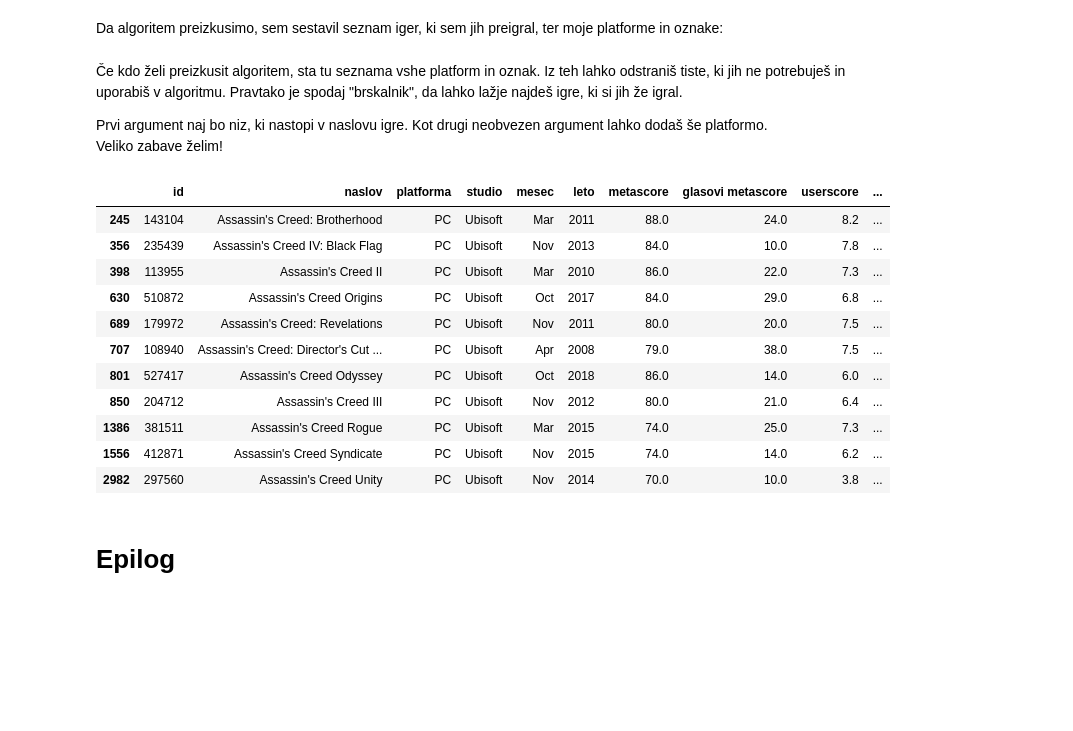
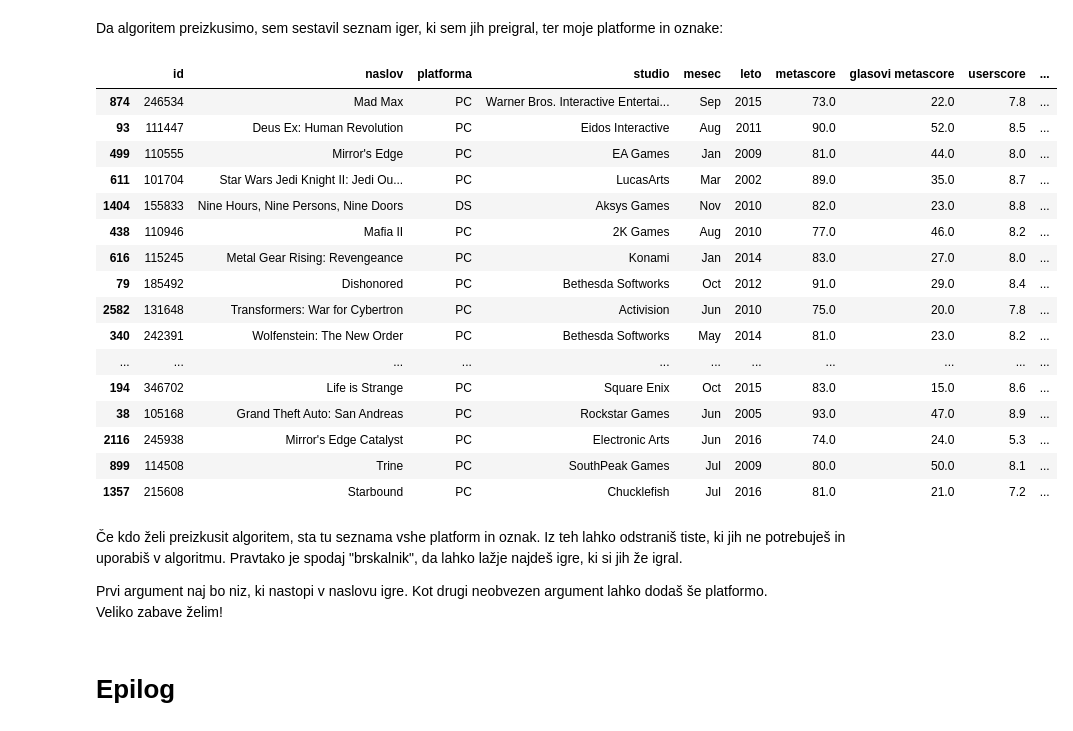
Before and after one commit to benoucakar/Najboljse-videoigre-vseh-casov, a Jupyter notebook: Najboljse_videoigre_vseh_casov.ipynb, the cells around one changed output. Cells and saved outputs as stored; diff of their text form; code cells hidden in the pictures; blank space fills up the shorter version.

```diff
--- a/Najboljse_videoigre_vseh_casov.ipynb
+++ b/Najboljse_videoigre_vseh_casov.ipynb
@@ -599,0 +607,17 @@ Algoritem najprej izbere vse primerne kandidate, torej tiste igre, ki so na prav
+# %%
+def koren_besede(beseda):
+    beseda = ''.join(znak for znak in beseda if znak.isalpha())
+    if not beseda:
+        return '$'
+    konec = len(beseda) - 1
+    if beseda[konec] in 'ds':
+        konec -= 1
+    while konec >= 0 and beseda[konec] in 'aeiou':
+        konec -= 1
+    return beseda[:konec + 1]
+
+def koreni_besed(niz):
+    if type(niz) == str: #Če igra morda nima opisa
+        return [koren_besede(beseda) for beseda in niz.lower().split() if len(koren_besede(beseda)) > 2]
+    else:
+        return []
@@ -605,6 +679,26 @@ moje_igre = [143104, 235439, 510872, 113955, 108940, 527417, 204712, 381511, 412
              182288, 316002, 510045, 492827, 535703, 109325, 154578, 206739, 114802, 155836, 143153, 491124, 480909]
 moje_platforme = ['PC', 'DS']
 moje_oznake = ['K-A', 'E', 'E10+', 'M', 'T', 'AO']
+# %%
+priporocene_igre(moje_igre, moje_platforme, moje_oznake)
+# %% [output]
+|  | id | naslov | platforma | studio | mesec | leto | metascore | glasovi metascore | userscore | ... |
+| 874 | 246534 | Mad Max | PC | Warner Bros. Interactive Entertai... | Sep | 2015 | 73.0 | 22.0 | 7.8 | ... |
+| 93 | 111447 | Deus Ex: Human Revolution | PC | Eidos Interactive | Aug | 2011 | 90.0 | 52.0 | 8.5 | ... |
+| 499 | 110555 | Mirror's Edge | PC | EA Games | Jan | 2009 | 81.0 | 44.0 | 8.0 | ... |
+| 611 | 101704 | Star Wars Jedi Knight II: Jedi Ou... | PC | LucasArts | Mar | 2002 | 89.0 | 35.0 | 8.7 | ... |
+| 1404 | 155833 | Nine Hours, Nine Persons, Nine Doors | DS | Aksys Games | Nov | 2010 | 82.0 | 23.0 | 8.8 | ... |
+| 438 | 110946 | Mafia II | PC | 2K Games | Aug | 2010 | 77.0 | 46.0 | 8.2 | ... |
+| 616 | 115245 | Metal Gear Rising: Revengeance | PC | Konami | Jan | 2014 | 83.0 | 27.0 | 8.0 | ... |
+| 79 | 185492 | Dishonored | PC | Bethesda Softworks | Oct | 2012 | 91.0 | 29.0 | 8.4 | ... |
+| 2582 | 131648 | Transformers: War for Cybertron | PC | Activision | Jun | 2010 | 75.0 | 20.0 | 7.8 | ... |
+| 340 | 242391 | Wolfenstein: The New Order | PC | Bethesda Softworks | May | 2014 | 81.0 | 23.0 | 8.2 | ... |
+| ... | ... | ... | ... | ... | ... | ... | ... | ... | ... | ... |
+| 194 | 346702 | Life is Strange | PC | Square Enix | Oct | 2015 | 83.0 | 15.0 | 8.6 | ... |
+| 38 | 105168 | Grand Theft Auto: San Andreas | PC | Rockstar Games | Jun | 2005 | 93.0 | 47.0 | 8.9 | ... |
+| 2116 | 245938 | Mirror's Edge Catalyst | PC | Electronic Arts | Jun | 2016 | 74.0 | 24.0 | 5.3 | ... |
+| 899 | 114508 | Trine | PC | SouthPeak Games | Jul | 2009 | 80.0 | 50.0 | 8.1 | ... |
+| 1357 | 215608 | Starbound | PC | Chucklefish | Jul | 2016 | 81.0 | 21.0 | 7.2 | ... |
 # %% [markdown]
 Če kdo želi preizkusit algoritem, sta tu seznama vshe platform in oznak. Iz teh lahko odstraniš tiste, ki jih ne potrebuješ in uporabiš v algoritmu. Pravtako je spodaj "brskalnik", da lahko lažje najdeš igre, ki si jih že igral.
 
@@ -623,18 +717,3 @@ def brskalnik(naslov_igre, platforma=None):
     return igre[
         (igre["naslov"].apply(pomozna_naslov)) & (igre["platforma"].apply(pomozna_platforma))
                ].sort_values("prilagojena ocena", ascending=False)
-# %%
-brskalnik("Assassin's Creed", 'PC')
-# %% [output]
-|  | id | naslov | platforma | studio | mesec | leto | metascore | glasovi metascore | userscore | ... |
-| 245 | 143104 | Assassin's Creed: Brotherhood | PC | Ubisoft | Mar | 2011 | 88.0 | 24.0 | 8.2 | ... |
-| 356 | 235439 | Assassin's Creed IV: Black Flag | PC | Ubisoft | Nov | 2013 | 84.0 | 10.0 | 7.8 | ... |
-| 398 | 113955 | Assassin's Creed II | PC | Ubisoft | Mar | 2010 | 86.0 | 22.0 | 7.3 | ... |
-| 630 | 510872 | Assassin's Creed Origins | PC | Ubisoft | Oct | 2017 | 84.0 | 29.0 | 6.8 | ... |
-| 689 | 179972 | Assassin's Creed: Revelations | PC | Ubisoft | Nov | 2011 | 80.0 | 20.0 | 7.5 | ... |
-| 707 | 108940 | Assassin's Creed: Director's Cut ... | PC | Ubisoft | Apr | 2008 | 79.0 | 38.0 | 7.5 | ... |
-| 801 | 527417 | Assassin's Creed Odyssey | PC | Ubisoft | Oct | 2018 | 86.0 | 14.0 | 6.0 | ... |
-| 850 | 204712 | Assassin's Creed III | PC | Ubisoft | Nov | 2012 | 80.0 | 21.0 | 6.4 | ... |
-| 1386 | 381511 | Assassin's Creed Rogue | PC | Ubisoft | Mar | 2015 | 74.0 | 25.0 | 7.3 | ... |
-| 1556 | 412871 | Assassin's Creed Syndicate | PC | Ubisoft | Nov | 2015 | 74.0 | 14.0 | 6.2 | ... |
-| 2982 | 297560 | Assassin's Creed Unity | PC | Ubisoft | Nov | 2014 | 70.0 | 10.0 | 3.8 | ... |
```
Also changed, not shown: parts of 4 cells of this notebook.
